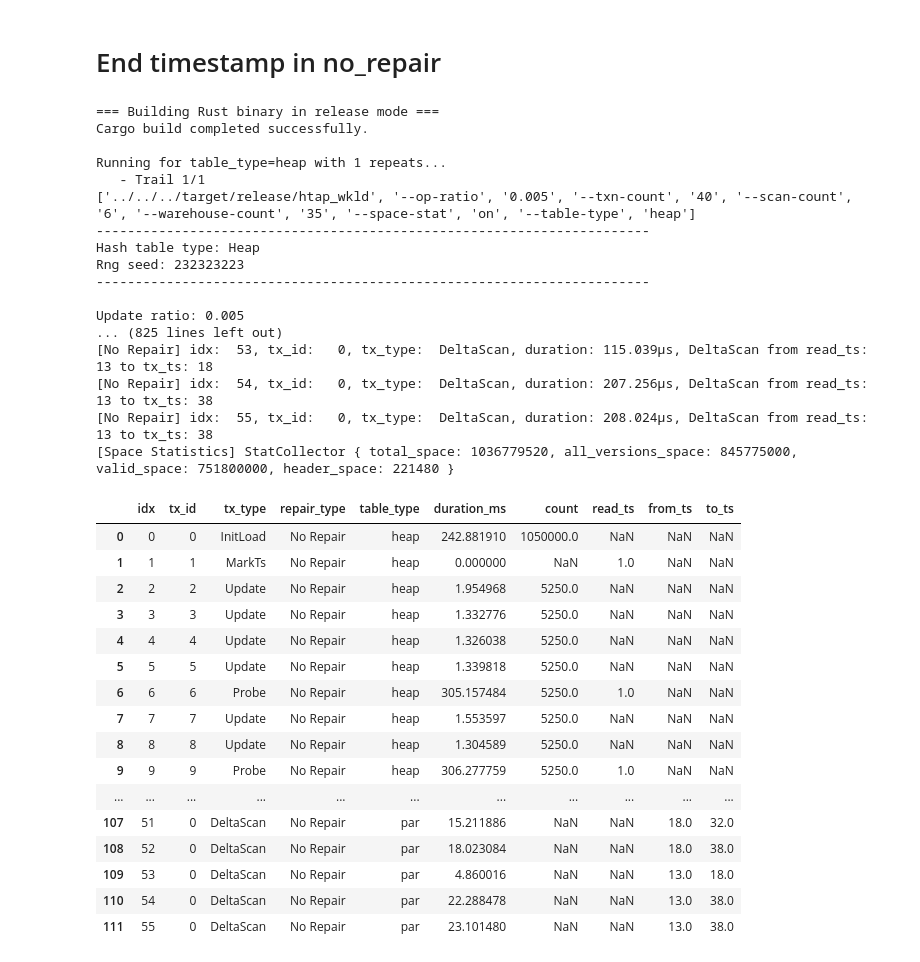
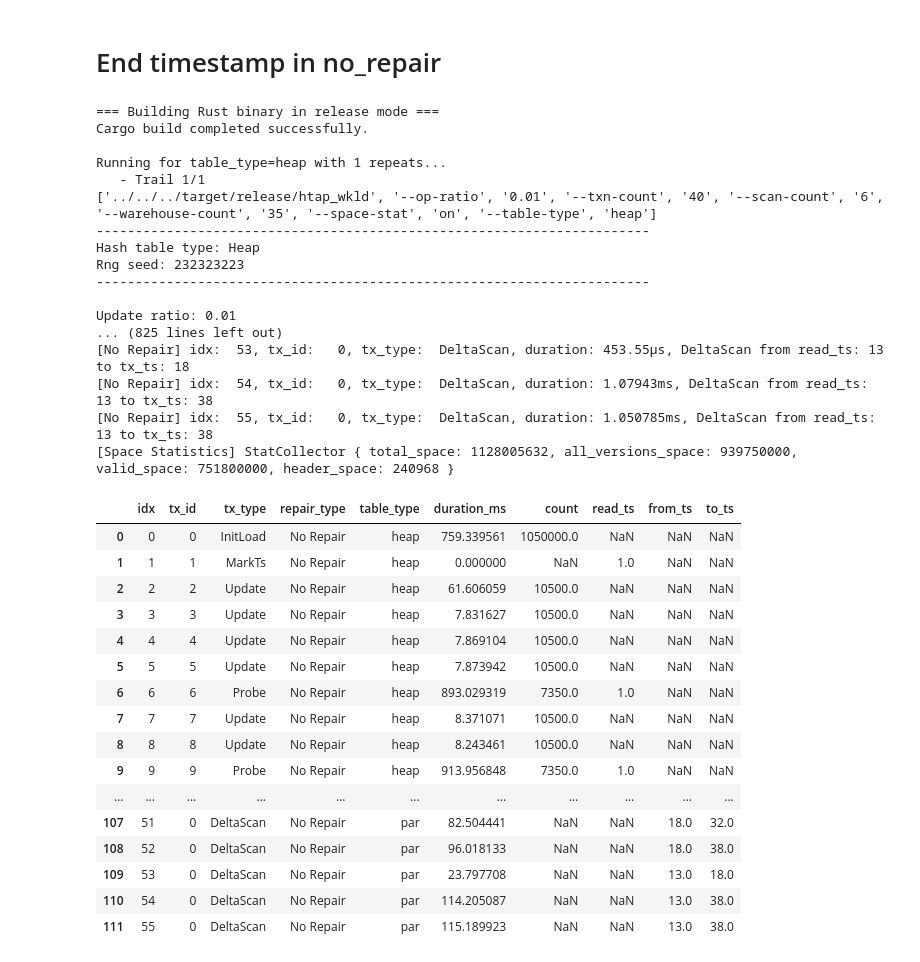
Before and after one commit to mallang/FosterBtree, a Jupyter notebook: benches/hash_join/htap_simulation/bench_script.ipynb, the cells around one changed output. Cells and saved outputs as stored; diff of their text form; code cells hidden in the pictures.

```diff
--- a/benches/hash_join/htap_simulation/bench_script.ipynb
+++ b/benches/hash_join/htap_simulation/bench_script.ipynb
@@ -934,7 +1046,7 @@ print("Cargo build completed successfully.\n")
 
 
 BASE_ARGS = [
-    "--op-ratio", "0.005",  # update ratio, % of base table
+    "--op-ratio", "0.01",  # update ratio, % of base table
     "--txn-count", "40",
     "--scan-count", "6",  # delta scan count
     "--warehouse-count", "35" # linear to base table size
@@ -1023,53 +1135,53 @@ if result.returncode != 0:
     raise SystemExit(1)
 print("Cargo build completed successfully.\n")
 
 
 df2 = run_and_collect(BIN, TABLE_TYPES, new_args, REPEAT)
 # Display the resulting DataFrame
 pd.set_option('display.max_rows', None)
 pd.set_option('display.max_columns', None)
 pd.set_option('display.width', None)
 pd.set_option('display.max_colwidth', None)
 display(df1)
 display(df2)
 plot_all(df1)
 plot_all(df2)
 
 # [Space Statistics] StatCollector { total_space: 152567808, all_versions_space: 124584000, valid_space: 107400000, header_space: 32592 }
 # [Space Statistics] StatCollector { total_space: 150732800, all_versions_space: 124584000, valid_space: 107400000, header_space: 32200 }
 # %% [output]
 === Building Rust binary in release mode ===
 Cargo build completed successfully.
 
 Running for table_type=heap with 1 repeats...
    - Trail 1/1
-['../../../target/release/htap_wkld', '--op-ratio', '0.005', '--txn-count', '40', '--scan-count', '6', '--warehouse-count', '35', '--space-stat', 'on', '--table-type', 'heap']
+['../../../target/release/htap_wkld', '--op-ratio', '0.01', '--txn-count', '40', '--scan-count', '6', '--warehouse-count', '35', '--space-stat', 'on', '--table-type', 'heap']
 -----------------------------------------------------------------------
 Hash table type: Heap
 Rng seed: 232323223
 -----------------------------------------------------------------------
 
-Update ratio: 0.005
+Update ratio: 0.01
 ... (825 lines left out)
-[No Repair] idx:  53, tx_id:   0, tx_type:  DeltaScan, duration: 115.039µs, DeltaScan from read_ts: 13 to tx_ts: 18
-[No Repair] idx:  54, tx_id:   0, tx_type:  DeltaScan, duration: 207.256µs, DeltaScan from read_ts: 13 to tx_ts: 38
-[No Repair] idx:  55, tx_id:   0, tx_type:  DeltaScan, duration: 208.024µs, DeltaScan from read_ts: 13 to tx_ts: 38
-[Space Statistics] StatCollector { total_space: 1036779520, all_versions_space: 845775000, valid_space: 751800000, header_space: 221480 }
+[No Repair] idx:  53, tx_id:   0, tx_type:  DeltaScan, duration: 453.55µs, DeltaScan from read_ts: 13 to tx_ts: 18
+[No Repair] idx:  54, tx_id:   0, tx_type:  DeltaScan, duration: 1.07943ms, DeltaScan from read_ts: 13 to tx_ts: 38
+[No Repair] idx:  55, tx_id:   0, tx_type:  DeltaScan, duration: 1.050785ms, DeltaScan from read_ts: 13 to tx_ts: 38
+[Space Statistics] StatCollector { total_space: 1128005632, all_versions_space: 939750000, valid_space: 751800000, header_space: 240968 }
 |  | idx | tx_id | tx_type | repair_type | table_type | duration_ms | count | read_ts | from_ts | to_ts |
-| 0 | 0 | 0 | InitLoad | No Repair | heap | 242.881910 | 1050000.0 | NaN | NaN | NaN |
+| 0 | 0 | 0 | InitLoad | No Repair | heap | 759.339561 | 1050000.0 | NaN | NaN | NaN |
 | 1 | 1 | 1 | MarkTs | No Repair | heap | 0.000000 | NaN | 1.0 | NaN | NaN |
-| 2 | 2 | 2 | Update | No Repair | heap | 1.954968 | 5250.0 | NaN | NaN | NaN |
-| 3 | 3 | 3 | Update | No Repair | heap | 1.332776 | 5250.0 | NaN | NaN | NaN |
-| 4 | 4 | 4 | Update | No Repair | heap | 1.326038 | 5250.0 | NaN | NaN | NaN |
-| 5 | 5 | 5 | Update | No Repair | heap | 1.339818 | 5250.0 | NaN | NaN | NaN |
-| 6 | 6 | 6 | Probe | No Repair | heap | 305.157484 | 5250.0 | 1.0 | NaN | NaN |
-| 7 | 7 | 7 | Update | No Repair | heap | 1.553597 | 5250.0 | NaN | NaN | NaN |
-| 8 | 8 | 8 | Update | No Repair | heap | 1.304589 | 5250.0 | NaN | NaN | NaN |
-| 9 | 9 | 9 | Probe | No Repair | heap | 306.277759 | 5250.0 | 1.0 | NaN | NaN |
+| 2 | 2 | 2 | Update | No Repair | heap | 61.606059 | 10500.0 | NaN | NaN | NaN |
+| 3 | 3 | 3 | Update | No Repair | heap | 7.831627 | 10500.0 | NaN | NaN | NaN |
+| 4 | 4 | 4 | Update | No Repair | heap | 7.869104 | 10500.0 | NaN | NaN | NaN |
+| 5 | 5 | 5 | Update | No Repair | heap | 7.873942 | 10500.0 | NaN | NaN | NaN |
+| 6 | 6 | 6 | Probe | No Repair | heap | 893.029319 | 7350.0 | 1.0 | NaN | NaN |
+| 7 | 7 | 7 | Update | No Repair | heap | 8.371071 | 10500.0 | NaN | NaN | NaN |
+| 8 | 8 | 8 | Update | No Repair | heap | 8.243461 | 10500.0 | NaN | NaN | NaN |
+| 9 | 9 | 9 | Probe | No Repair | heap | 913.956848 | 7350.0 | 1.0 | NaN | NaN |
 | ... | ... | ... | ... | ... | ... | ... | ... | ... | ... | ... |
-| 107 | 51 | 0 | DeltaScan | No Repair | par | 15.211886 | NaN | NaN | 18.0 | 32.0 |
-| 108 | 52 | 0 | DeltaScan | No Repair | par | 18.023084 | NaN | NaN | 18.0 | 38.0 |
-| 109 | 53 | 0 | DeltaScan | No Repair | par | 4.860016 | NaN | NaN | 13.0 | 18.0 |
-| 110 | 54 | 0 | DeltaScan | No Repair | par | 22.288478 | NaN | NaN | 13.0 | 38.0 |
-| 111 | 55 | 0 | DeltaScan | No Repair | par | 23.101480 | NaN | NaN | 13.0 | 38.0 |
+| 107 | 51 | 0 | DeltaScan | No Repair | par | 82.504441 | NaN | NaN | 18.0 | 32.0 |
+| 108 | 52 | 0 | DeltaScan | No Repair | par | 96.018133 | NaN | NaN | 18.0 | 38.0 |
+| 109 | 53 | 0 | DeltaScan | No Repair | par | 23.797708 | NaN | NaN | 13.0 | 18.0 |
+| 110 | 54 | 0 | DeltaScan | No Repair | par | 114.205087 | NaN | NaN | 13.0 | 38.0 |
+| 111 | 55 | 0 | DeltaScan | No Repair | par | 115.189923 | NaN | NaN | 13.0 | 38.0 |
 |  | idx | tx_id | tx_type | repair_type | table_type | duration_ms | count | read_ts | from_ts | to_ts |
```
Also changed, not shown: parts of 8 cells of this notebook.
